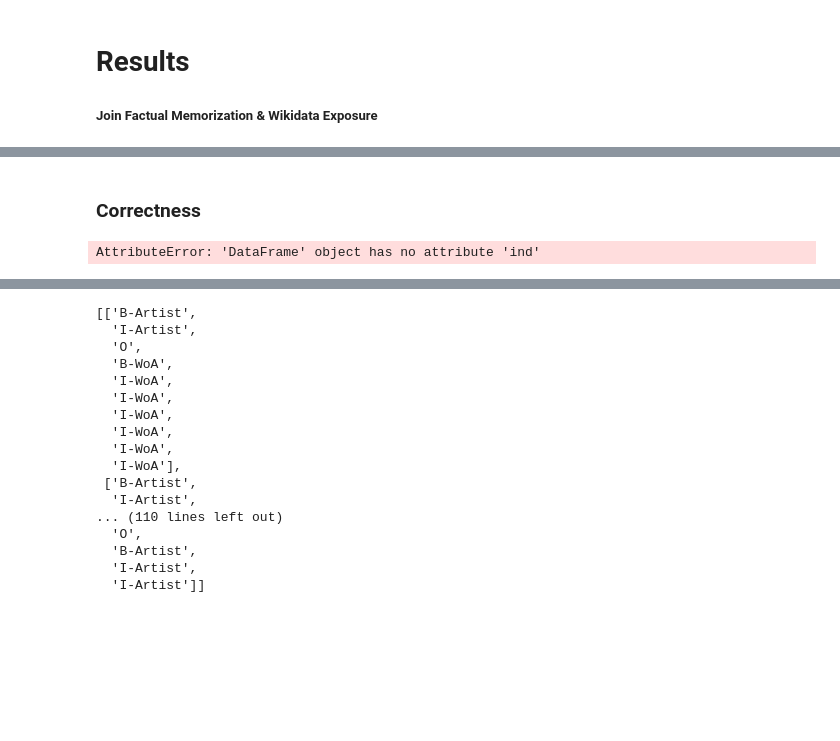
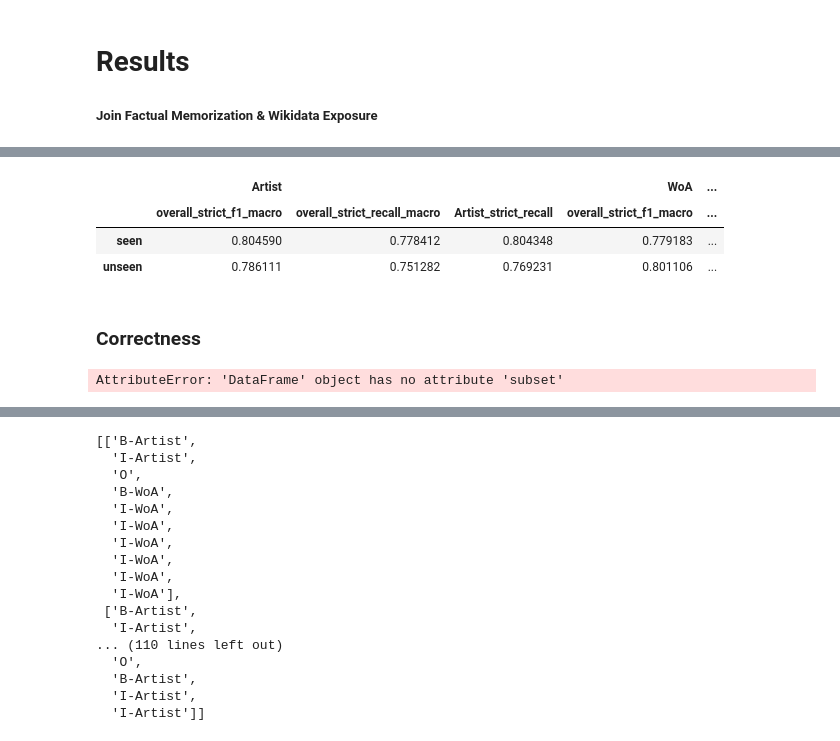
Before and after one commit to progsi/YTUnCoverLLM, a Jupyter notebook: notebooks/results_exposure.ipynb, the cells around one changed output, grey strips where cells are left out. Drawn from its saved outputs; the diff is of its cells as text; code cells hidden in the pictures; blank space fills up the shorter version.

Commit message:
exposure results

```diff
--- a/notebooks/results_exposure.ipynb
+++ b/notebooks/results_exposure.ipynb
@@ -81,13 +81,11 @@ for c in _.columns:
 
         def correctness(row):
             if row[_aw_cols].T.sum() == 0:
-                return "test_failed"
+                return "None"
             elif row[_aw_cols_correct].T.sum() >= 2:
-                return "test_passed"
-            elif row[_aw_cols_correct].T.sum() == 0 and row[_aw_cols_related].T.sum() > 0:
-                return "test_min1_partly"
-            elif row[_aw_cols_correct].T.sum() > 0:
-                return "test_min1"
+                return "Correct"
+            else:
+                return "Partial"
 
         _[(model, "Correctness")] = __.apply(correctness, axis=1)
         _[(model, "Correctness")].value_counts()
@@ -308,0 +339,48 @@ Name: (llama3.1:70b, 25, tfidf), Length: 3294, dtype: object
+# %%
+def get_results_exposure(model, k, sampling, exposure_threshold):
+    col = (model, k, sampling)
+
+    results = {}  # Dictionary to hold results
+
+    for group in ["seen", "unseen"]:
+        for cls in ["Artist", "WoA"]:
+            # Apply exposure threshold mask based on the group (seen/unseen)
+            if group == "seen":
+                mask = data_joint[f"exposure_{cls}"] >= exposure_threshold
+            else:
+                mask = data_joint[f"exposure_{cls}"] < exposure_threshold
+
+            # Select the relevant data using the mask and join with predictions
+            _data = data_joint.loc[mask].join(
+                preds.loc[:, col].rename("IOB_pred"), how="inner").dropna(subset=["IOB", "IOB_pred", f"exposure_{cls}"]
+            )
+
+            # Extract true and predicted IOB values
+            iob_true = _data.IOB.values
+            iob_pred = _data.IOB_pred.values
+
+            # Initialize results for the class and group if not already present
+            if cls not in results:
+                results[cls] = {}
+            if group not in results[cls]:
+                results[cls][group] = {}
+
+            # Compute results using the suppressed output function
+            kwargs = {"true_labels": iob_true, "true_predictions": iob_pred}
+            values = suppress_output(compute_results, **kwargs)
+
+            # Add relevant metrics to the results
+            metrics = ["overall_strict_f1_macro", "overall_strict_recall_macro", "Artist_strict_recall", "WoA_strict_recall"]
+            for metric in metrics:
+                # Store only metrics relevant to the current class (Artist/WoA) or overall
+                if "overall_" in metric or cls + '_' in metric:
+                    results[cls][group][metric] = values[metric]
+
+    _data =  pd.DataFrame(results)
+    return pd.concat(
+        [pd.json_normalize(_data[col]) for col in _data.columns],
+        axis=1,
+        keys=_data.columns).set_index(_data.index)
+
+get_results_exposure(model, k, sampling, 1.5)
+# %% [output]
@@ -309,3 +391,7 @@ Name: (llama3.1:70b, 25, tfidf), Length: 3294, dtype: object
+|  | Artist |  |  | WoA | ... |
+|  | overall_strict_f1_macro | overall_strict_recall_macro | Artist_strict_recall | overall_strict_f1_macro | ... |
+| seen | 0.804590 | 0.778412 | 0.804348 | 0.779183 | ... |
+| unseen | 0.786111 | 0.751282 | 0.769231 | 0.801106 | ... |
 # %% [markdown]
 ### Correctness
 # %%
@@ -323,7 +409,7 @@ for c in [c for c in data_joint.columns if c.endswith("_Correctness")]:
         true_iobs, pred_iobs = get_iobs_from_data(__preds)
         data_joint.loc[mask, "IOB_pred"] = pred_iobs
 # %% [output]
-AttributeError: 'DataFrame' object has no attribute 'ind'
+AttributeError: 'DataFrame' object has no attribute 'subset'
 # %%
 data_joint
 # %% [output]
```
Also changed, not shown: parts of 8 cells of this notebook, 2 other files.
